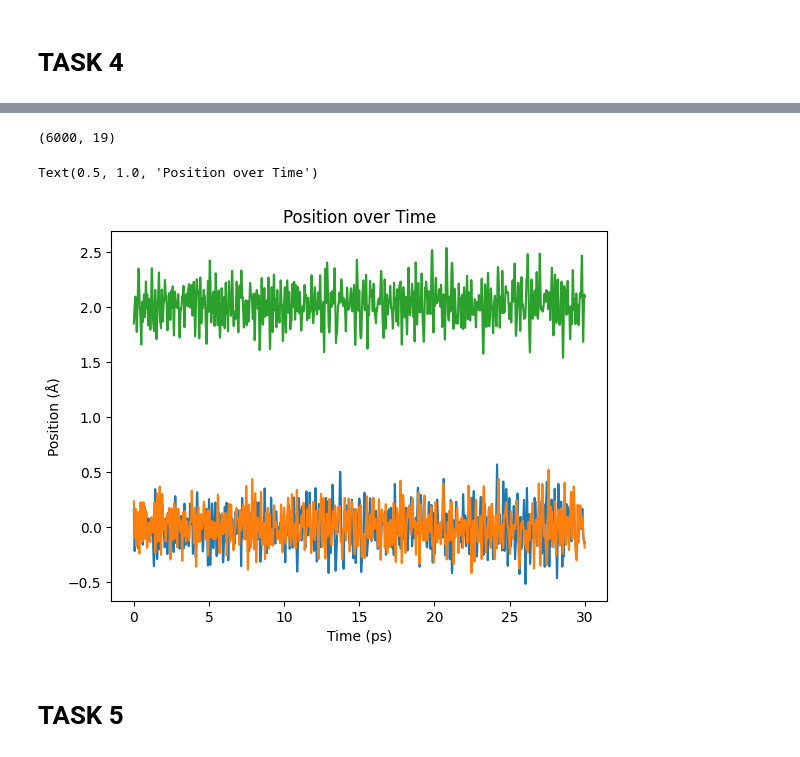
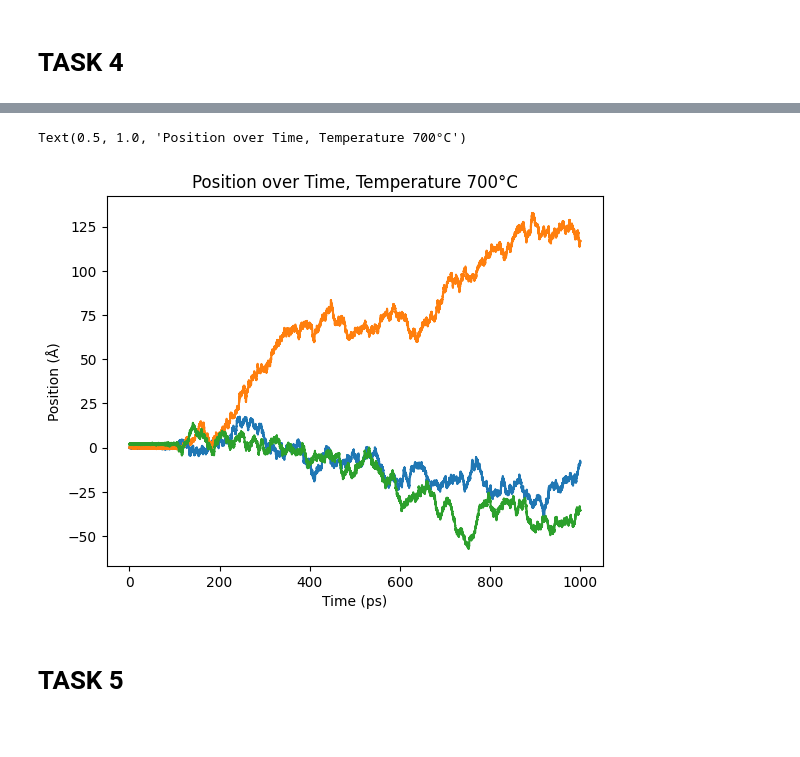
Before and after one commit to RichardBlucher/fka122-Exercises, a Jupyter notebook: fka122-Exercises1/Home-assignment/H1/visual.ipynb, the cells around one changed output, grey strips where cells are left out. Saved outputs shown, nothing was run; the diff lists cells and outputs as text; code cells hidden in the pictures.

Commit message:
added task4_melt

```diff
--- a/fka122-Exercises1/Home-assignment/H1/visual.ipynb
+++ b/fka122-Exercises1/Home-assignment/H1/visual.ipynb
@@ -201,7 +200,7 @@ Text(0.5, 1.0, 'Position over Time')
 # %% [markdown]
 # TASK 4
 # %%
-data = pd.read_csv('task4_simulation_values.csv', header=None)
+data = pd.read_csv('task4_melt_simulation_values.csv', header=None)
 data_array = data.to_numpy()
 plt.plot(data_array[:,0], data_array[:,2], label='Temperature (K)')
 plt.xlabel('Time (ps)')
@@ -225,15 +224,14 @@ Text(0.5, 1.0, 'Lattice Constant over Time')
 # %%
 plt.plot(data_array[:,0], data_array[:,5], label='x-position')
 plt.plot(data_array[:,0], data_array[:,6], label='y-position')
 plt.plot(data_array[:,0], data_array[:,7], label='z-position')
 
 plt.xlabel('Time (ps)')
 plt.ylabel('Position (Å)')
-plt.title('Position over Time')
+plt.title('Position over Time, Temperature 700°C')
 # %% [output]
-(6000, 19)
+Text(0.5, 1.0, 'Position over Time, Temperature 700°C')
-Text(0.5, 1.0, 'Position over Time')
-[figure, old version]
+[figure, new version]
 # %% [markdown]
 # TASK 5
 # %%
```
Also changed, not shown: parts of 2 cells of this notebook, 4 other files.
